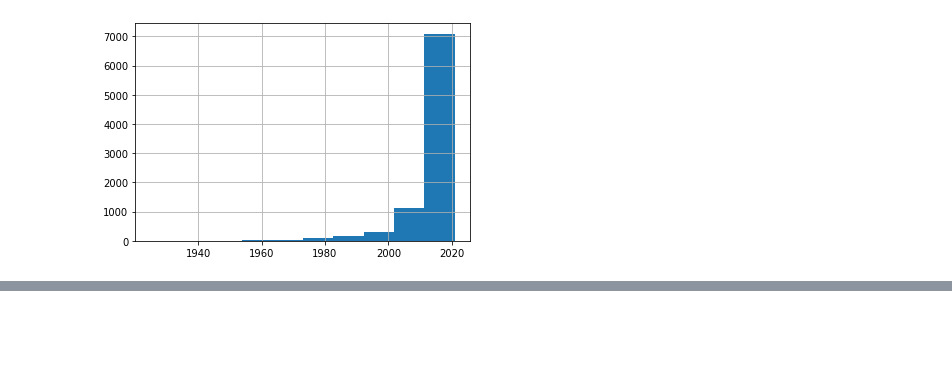
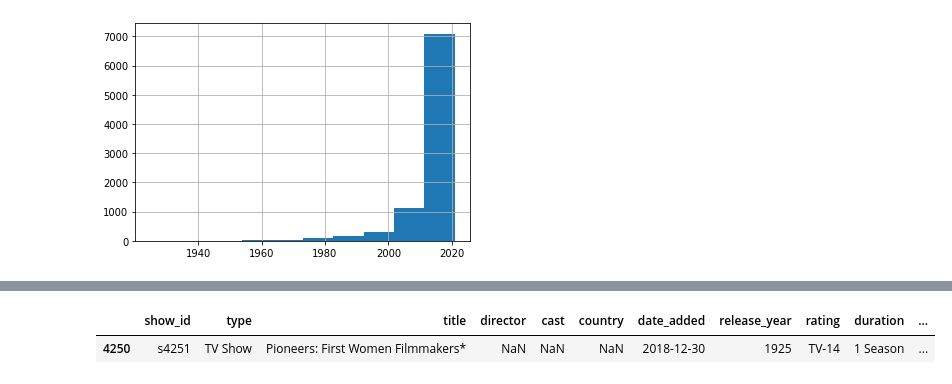
Before and after one commit to Jose-Servin/DataCamp, a Jupyter notebook: Projects/Netflix_Data_Analysis/Netflix_Data_EDA.ipynb, the cells around one changed output, grey strips where cells are left out. Cells and saved outputs as stored; diff of their text form; code cells hidden in the pictures; blank space fills up the shorter version.

```diff
--- a/Projects/Netflix_Data_Analysis/Netflix_Data_EDA.ipynb
+++ b/Projects/Netflix_Data_Analysis/Netflix_Data_EDA.ipynb
@@ -97,0 +95,5 @@ ValueError: Mime type rendering requires nbformat>=4.2.0 but it is not installed
+# %%
+master_data[master_data['release_year'] == 1925]
+# %% [output]
+|  | show_id | type | title | director | cast | country | date_added | release_year | rating | duration | ... |
+| 4250 | s4251 | TV Show | Pioneers: First Women Filmmakers* | NaN | NaN | NaN | 2018-12-30 | 1925 | TV-14 | 1 Season | ... |
```
Also changed, not shown: parts of 9 cells of this notebook.
